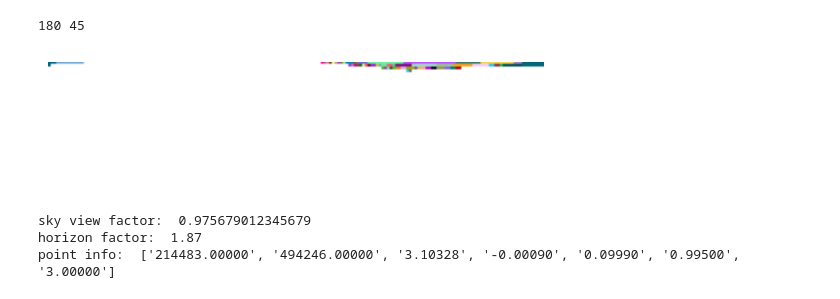
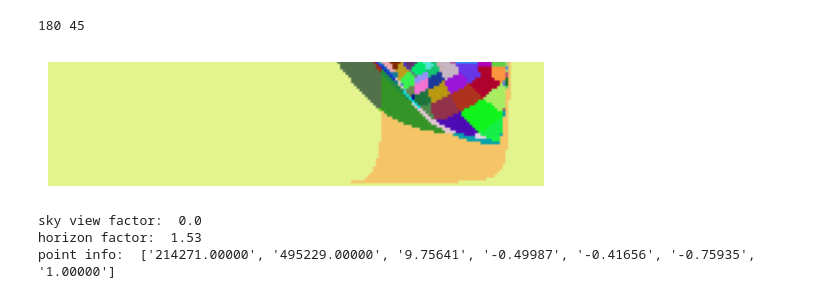
Before and after one commit to longxiangxu321/ProjectSolar, a Jupyter notebook: data_inspector.ipynb, the cells around one changed output. Saved outputs shown, nothing was run; the diff lists cells and outputs as text; code cells hidden in the pictures.

```diff
--- a/data_inspector.ipynb
+++ b/data_inspector.ipynb
@@ -38,7 +38,7 @@ index_map = np.memmap(index_map_path, dtype=np.uint32, mode='r')
 azimuth_map = np.memmap(azimuth_map_path, dtype=np.float16, mode='r')
 elevation_map = np.memmap(elevation_map_path, dtype=np.float16, mode='r')
 # %%
-point_idx = 646299
+point_idx = 36299
 
 index_start = point_idx*num_samples
 index_end = (point_idx+1)*num_samples
@@ -46,34 +46,34 @@ index_end = (point_idx+1)*num_samples
 voxel_indices = index_map[index_start:index_end]
 voxel_indices = voxel_indices.reshape(index_dim)
 unique_values = np.unique(voxel_indices)
 
 # 创建一个随机颜色映射，确保白色为最大值对应的颜色
 colors = {}
 for value in unique_values:
     # print(value)
     if value == 4294967295:
         colors[value] = (1.0, 1.0, 1.0)  # 白色
     else:
         colors[value] = (random.random(), random.random(), random.random())
 
 # 将图像数据转换为 RGB
 image = np.zeros((voxel_indices.shape[0], voxel_indices.shape[1], 3))
 
 for i in range(voxel_indices.shape[0]):
     for j in range(voxel_indices.shape[1]):
         image[i, j] = colors[voxel_indices[i, j]]
 
 image = np.flipud(image)
 plt.imshow(image)
 plt.axis('off')  # 隐藏坐标轴
 plt.show()
 
 print("sky view factor: ", sky_view_factor_path[point_idx]/num_samples)
 print("horizon factor: ", horizon_factor_path[point_idx])
 formatted_values = [f"{x:.5f}" for x in point_grid[point_idx]]
 print("point info: ", formatted_values)
 # %% [output]
-[figure, old version]
+[figure, new version]
-sky view factor:  0.975679012345679
-horizon factor:  1.87
-point info:  ['214483.00000', '494246.00000', '3.10328', '-0.00090', '0.09990', '0.99500', '3.00000']
+sky view factor:  0.0
+horizon factor:  1.53
+point info:  ['214271.00000', '495229.00000', '9.75641', '-0.49987', '-0.41656', '-0.75935', '1.00000']
```
Also changed, not shown: 5 other files.
